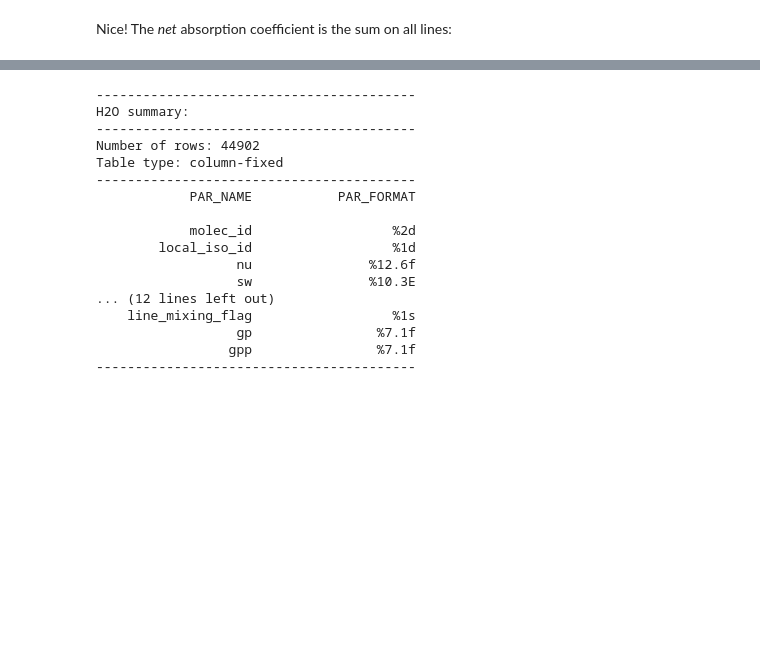
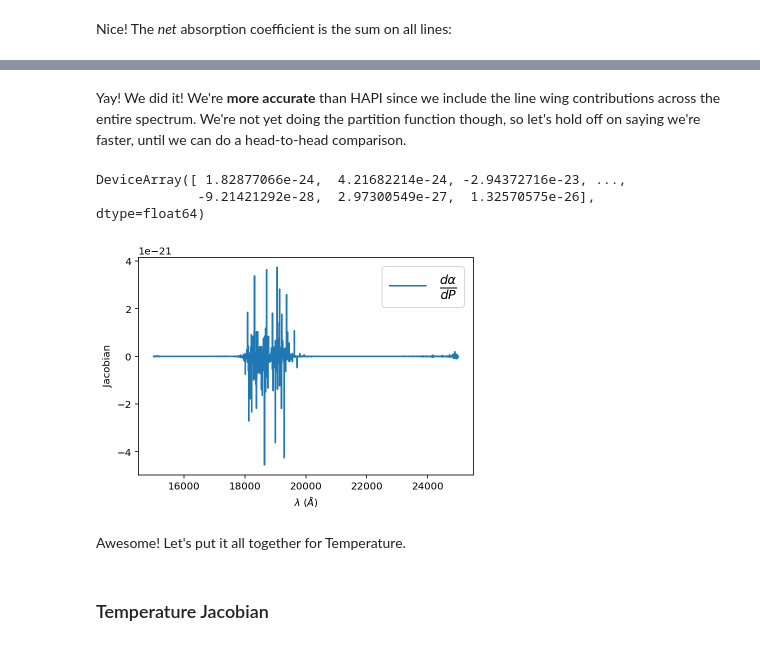
Before and after one commit to BrownDwarf/fiatlux, a Jupyter notebook: notebooks/01_jax_with_GPUs_for_HITRAN_linelists.ipynb, the cells around one changed output, grey strips where cells are left out. Drawn from its saved outputs; the diff is of its cells as text; code cells hidden in the pictures; blank space fills up the shorter version.

```diff
--- a/notebooks/01_jax_with_GPUs_for_HITRAN_linelists.ipynb
+++ b/notebooks/01_jax_with_GPUs_for_HITRAN_linelists.ipynb
@@ -130,20 +132,2 @@ Woohoo, pretty close!!  But not exact.  Let's investigate why.
-# %%
-hapi.describeTable('H2O')
-# %% [output]
------------------------------------------
-H2O summary:
------------------------------------------
-Number of rows: 44902
-Table type: column-fixed
------------------------------------------
-            PAR_NAME           PAR_FORMAT
-
-            molec_id                  %2d
-        local_iso_id                  %1d
-                  nu               %12.6f
-                  sw               %10.3E
-... (12 lines left out)
-    line_mixing_flag                  %1s
-                  gp                %7.1f
-                 gpp                %7.1f
------------------------------------------
+# %% [markdown]
+Yay!  We did it!  We're **more accurate** than HAPI since we include the line wing contributions across the entire spectrum.  We're not yet doing the partition function though, so let's hold off on saying we're faster, until we can do a head-to-head comparison.
@@ -149,0 +136,19 @@ Table type: column-fixed
+# %%
+abs_of_p = jit(lambda p: vmap(lorentz_profile, in_axes=(None, None, 0, 0,0, 0))(nus, p,
+                                     nu_lines, gammas, delta_air, S_ij).sum(axis=0))
+# %%
+jacfwd(abs_of_p)(1.0)
+# %% [output]
+DeviceArray([ 1.82877066e-24,  4.21682214e-24, -2.94372716e-23, ...,
+             -9.21421292e-28,  2.97300549e-27,  1.32570575e-26],            dtype=float64)
+# %%
+plt.plot(wls, jit(jacfwd(abs_of_p))(1.0), label=r'$\frac{d \alpha}{dP}$')
+plt.legend(fontsize=18)
+plt.ylabel('Jacobian')
+plt.xlabel('$\lambda \;(\AA)$');
+# %% [output]
+[figure, added]
+# %% [markdown]
+Awesome!  Let's put it all together for Temperature.
+# %% [markdown]
+### Temperature Jacobian
```
Also changed, not shown: parts of 32 cells of this notebook.
